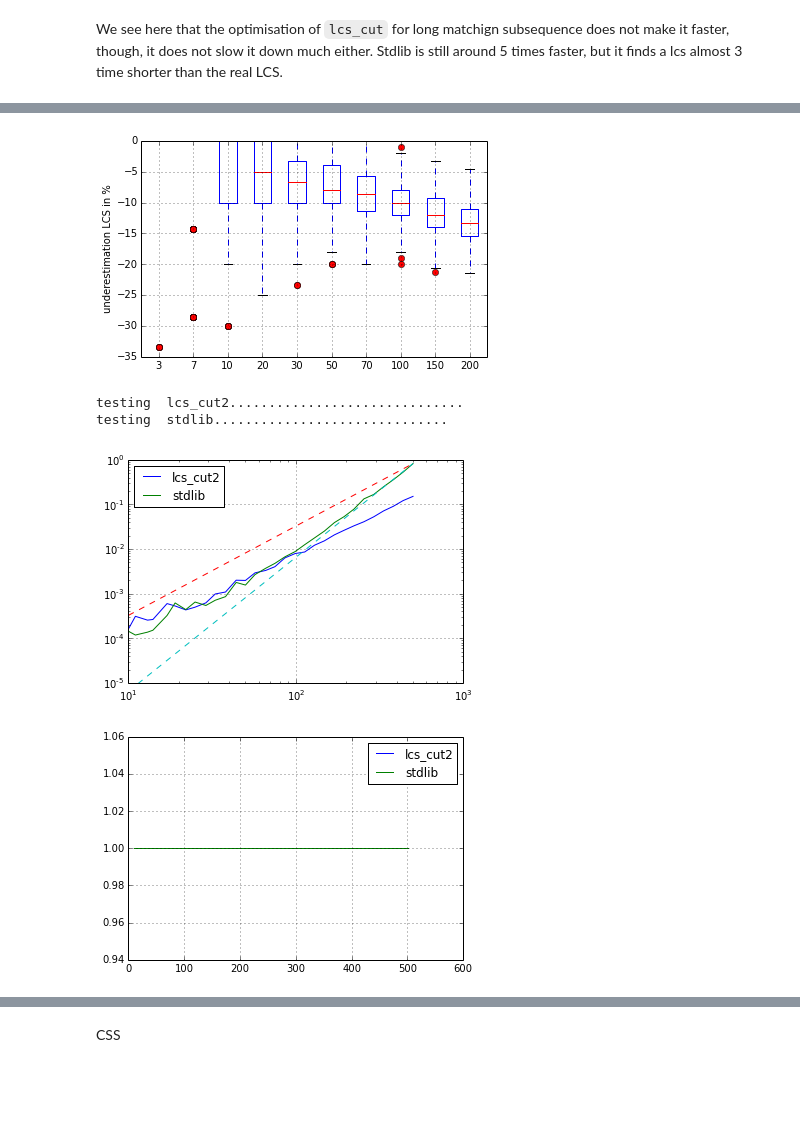
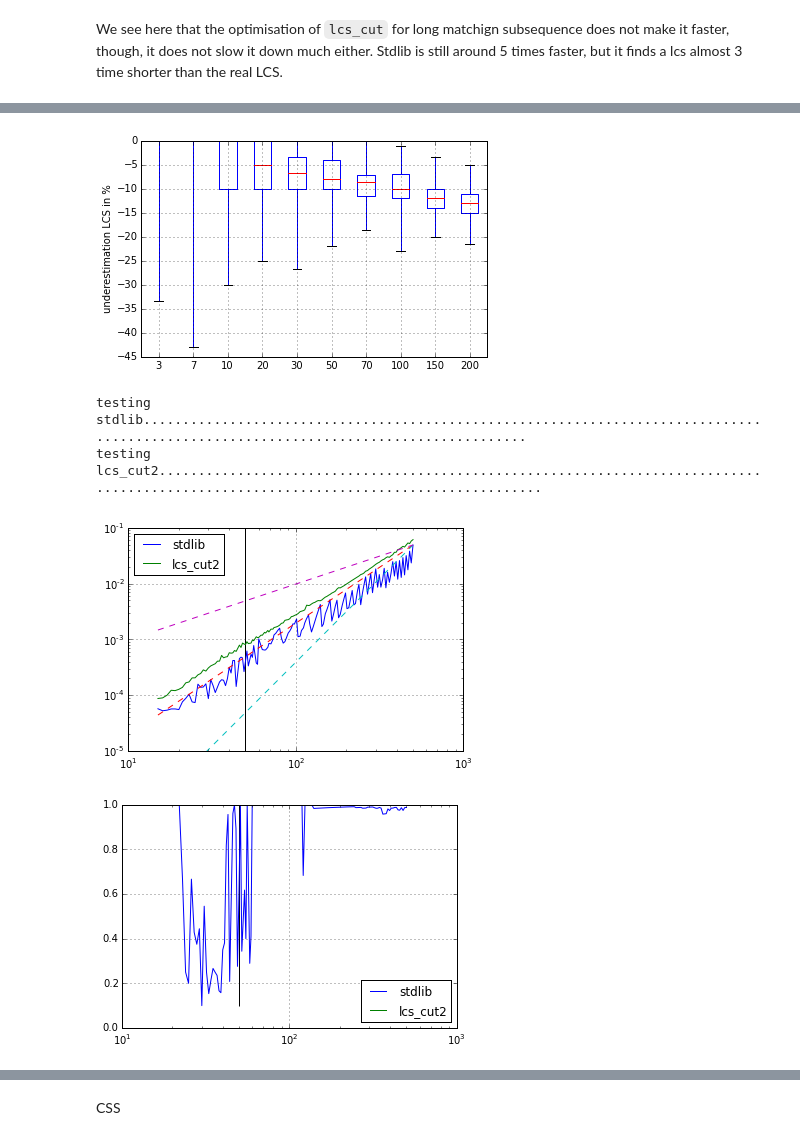
Before and after one commit to Carreau/difflib2.py, a Jupyter notebook: examples/difflib2.ipynb, the cells around one changed output, grey strips where cells are left out. Drawn from its saved outputs; the diff is of its cells as text; code cells hidden in the pictures; blank space fills up the shorter version.

```diff
--- a/examples/difflib2.ipynb
+++ b/examples/difflib2.ipynb
@@ -565,7 +616,7 @@ import matplotlib.pyplot as plt
 # %%
 @greg
 def stdlib(s1,s2):
-    return sum(map(lambda x:x.size,difflib.SequenceMatcher(None, s1,s2,autojunk=False).get_matching_blocks()))
+    return sum(list(map(lambda x:x.size,difflib.SequenceMatcher(None, s1,s2,autojunk=False).get_matching_blocks())))
 # %% [output]
 this implementation passes basic tests
 # %%
@@ -722,13 +773,13 @@ plt.ylabel('underestimation LCS in %')
 #plt.ylabel('real lcs')
 pass
 # %% [output]
-[figure, old version]
+[figure, new version]
 # %%
 import numpy as np
 from copy import copy
-r = 10
-nt = 4
-xx = sorted(list(set(map(int, np.logspace(1,2.7,30)))))
+r = 20
+nt = 20
+xx = sorted(list(set(map(int, np.logspace(1.2,2.7,150)))))
 #xx = list(range(1,200,4))
 ldict  = {k:v for k,v in gdict.items() if k not in {'lcsmatrix','lcs_low_m','lcs_len3','lcs_low_ma','lcs_cut','lcs_cut3'}}
 df = pd.DataFrame(index=xx, columns=ldict.keys())
@@ -737,10 +788,10 @@ seed = string.ascii_lowercase + string.digits + string.punctuation
 seed = lorem
 seed1 = seed
 seed2 = seed
-seed1 = "dcbet"
-seed2 = "badct"
-seed1 = "xzbet"
-seed2 = "badct"
+#seed1 = "dcbet"
+#seed2 = "badct"
+#seed1 = "xzbet"
+#seed2 = "badct"
 #seed1 = "xada"
 #seed2 = "baza"
 #seed1 = lorem
@@ -754,39 +805,47 @@ for func in ldict.values():
         s1 = ((seed1)*(n//len(seed1)+1))[0:n]
         s2 = ((seed2)*(n//len(seed2)+1))[0:n]
         s2 = [c for c in s2]
-#        for pos in [x/50 for x in range(50)]:
-#            s2[int(len(s2)*pos)] = '-'
+        for pos in [x/20 for x in range(20)]:
+            s2[int(len(s2)*pos)] = '-'
         s2 = ''.join(s2)
 #        s1 = ("abcdefghijklmnop"*1000)[0:n]
 #        s2 = ("abcdefghijklmnox"*1000)[0:n]
         lnt = 1000//n**2+1
         u  = %timeit -o -r{r} -n{lnt} -q func(s1,s2)
         df[func.__name__].ix[n] = np.mean(u.all_runs)/lnt
-        dr[func.__name__].ix[n] = func(s1,s2)/lcs_cut2(s1,s2)
+        try:
+            dr[func.__name__].ix[n] = func(s1,s2)/lcs_cut2(s1,s2)
+        except ZeroDivisionError:
+            dr[func.__name__].ix[n] = np.nan
 # %% [output]
-testing  lcs_cut2..............................
-testing  stdlib..............................
+testing  stdlib......................................................................................................................................
+testing  lcs_cut2......................................................................................................................................
 # %%
 fig, ax = plt.subplots()
 df.plot(x=df.index,ax=ax)
 mx= max(df.index)
 ax.plot(df.index,df.index**2/(mx**2)*df.ix[max(df.index)]['stdlib'],'--',label='x**2')
 ax.plot(df.index,df.index**3/(mx**3)*df.ix[max(df.index)]['stdlib'],'--',label='x**3')
+ax.plot(df.index,df.index**1/(mx**1)*df.ix[max(df.index)]['stdlib'],'--',label='x**1')
+ax.get_ylim()
+
 #ax.plot(df.index,df.index/(mx)*df.ix[max(df.index)]['lcs_cut2'],'--')
 #ax.set_xlim(xmax=100)
 #ax.set_ylim(ymax=0.02)
 ax.set_yscale('log')
 ax.set_xscale('log')
 ax.set_ylim(ymin=1e-5)
+ax.vlines(50,*ax.get_ylim())
 
 
 fig, ax = plt.subplots()
 dr.plot(x=dr.index,ax=ax)
 #mx= max(df.index)
 #ax.set_yscale('log')
-#ax.set_xscale('log')
+ax.set_xscale('log')
+ax.vlines(50,*ax.get_ylim())
 
 pass
 # %% [output]
-[figure, old version]
+[figure, new version]
-[figure, old version]
+[figure, new version]
```
Also changed, not shown: parts of 18 cells of this notebook.
